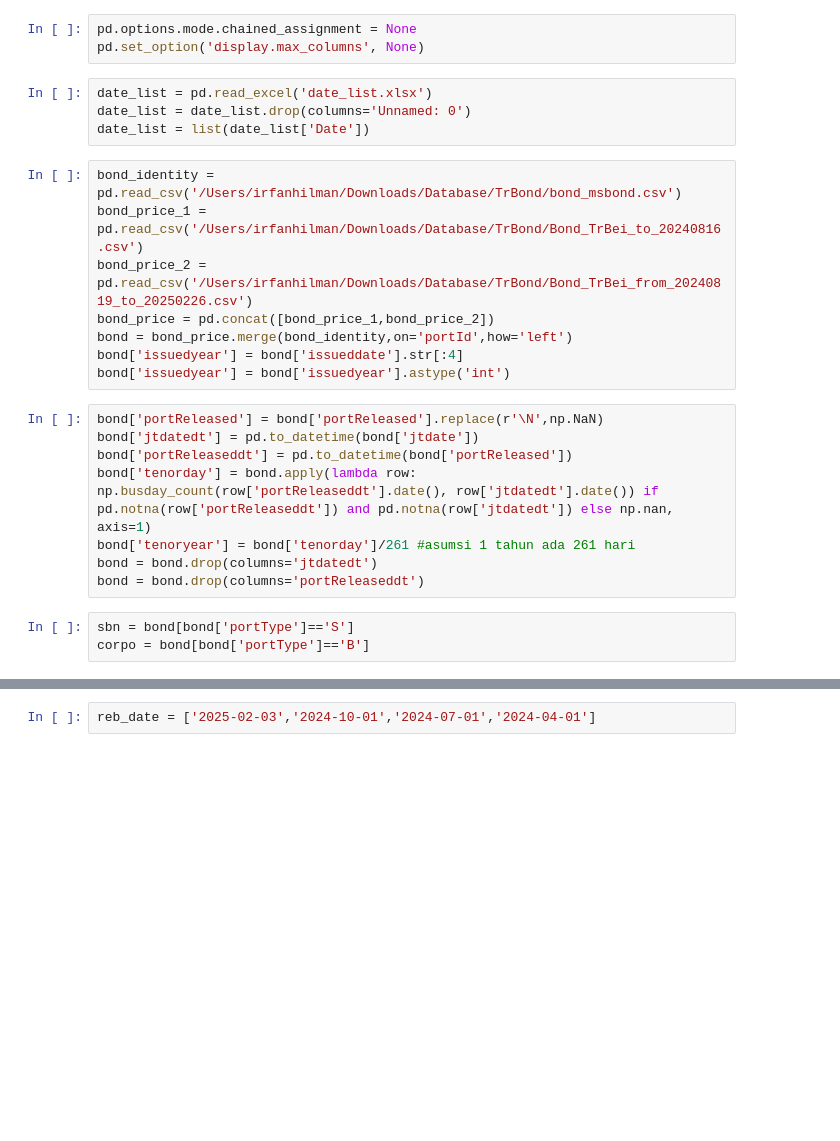
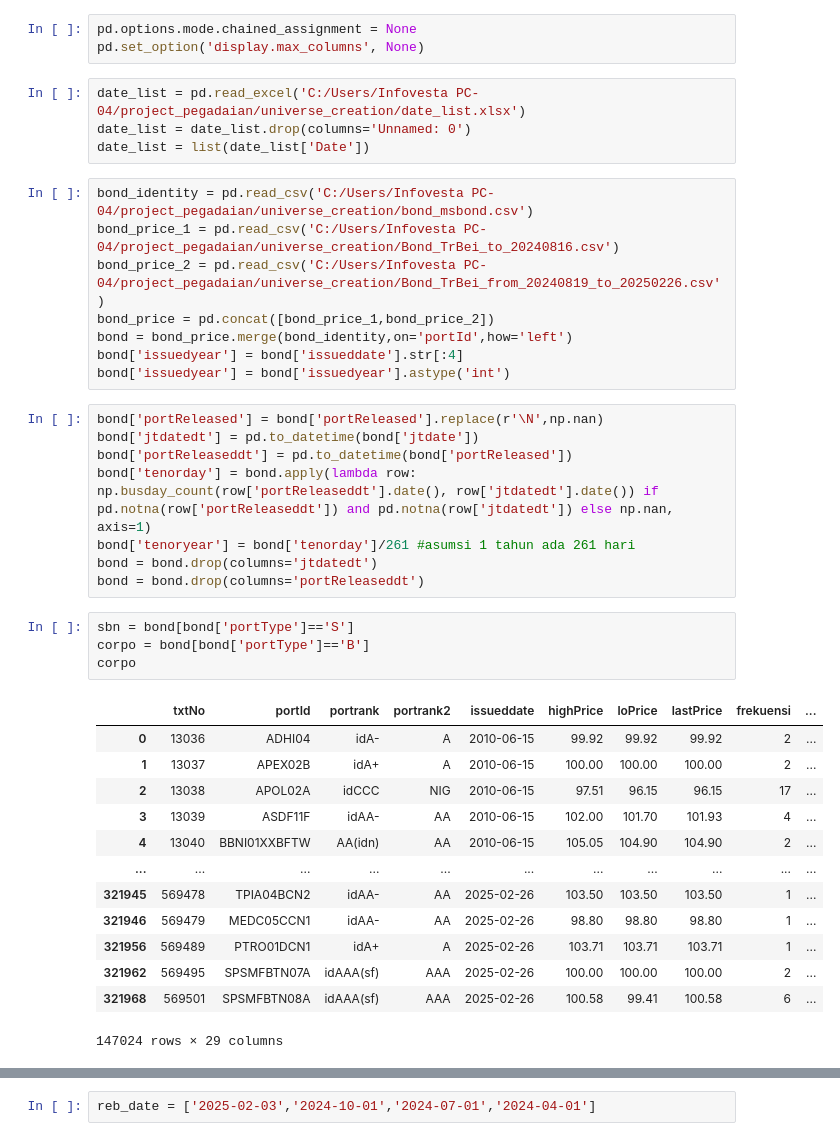
Before and after one commit to IrfanHilman/project_pegadaian, a Jupyter notebook: universe_creation/bond_screening_pegadaian.ipynb, the cells around one changed output, grey strips where cells are left out. Drawn from its saved outputs; the diff is of its cells as text; blank space fills up the shorter version.

```diff
--- a/universe_creation/bond_screening_pegadaian.ipynb
+++ b/universe_creation/bond_screening_pegadaian.ipynb
@@ -6,19 +6,19 @@ import datetime
 pd.options.mode.chained_assignment = None
 pd.set_option('display.max_columns', None)
 # %%
-date_list = pd.read_excel('date_list.xlsx')
+date_list = pd.read_excel('C:/Users/Infovesta PC-04/project_pegadaian/universe_creation/date_list.xlsx')
 date_list = date_list.drop(columns='Unnamed: 0')
 date_list = list(date_list['Date'])
 # %%
-bond_identity = pd.read_csv('/Users/irfanhilman/Downloads/Database/TrBond/bond_msbond.csv')
-bond_price_1 = pd.read_csv('/Users/irfanhilman/Downloads/Database/TrBond/Bond_TrBei_to_20240816.csv')
-bond_price_2 = pd.read_csv('/Users/irfanhilman/Downloads/Database/TrBond/Bond_TrBei_from_20240819_to_20250226.csv')
+bond_identity = pd.read_csv('C:/Users/Infovesta PC-04/project_pegadaian/universe_creation/bond_msbond.csv')
+bond_price_1 = pd.read_csv('C:/Users/Infovesta PC-04/project_pegadaian/universe_creation/Bond_TrBei_to_20240816.csv')
+bond_price_2 = pd.read_csv('C:/Users/Infovesta PC-04/project_pegadaian/universe_creation/Bond_TrBei_from_20240819_to_20250226.csv')
 bond_price = pd.concat([bond_price_1,bond_price_2])
 bond = bond_price.merge(bond_identity,on='portId',how='left')
 bond['issuedyear'] = bond['issueddate'].str[:4]
 bond['issuedyear'] = bond['issuedyear'].astype('int')
 # %%
-bond['portReleased'] = bond['portReleased'].replace(r'\N',np.NaN)
+bond['portReleased'] = bond['portReleased'].replace(r'\N',np.nan)
 bond['jtdatedt'] = pd.to_datetime(bond['jtdate'])
 bond['portReleaseddt'] = pd.to_datetime(bond['portReleased'])
 bond['tenorday'] = bond.apply(lambda row: np.busday_count(row['portReleaseddt'].date(), row['jtdatedt'].date()) if pd.notna(row['portReleaseddt']) and pd.notna(row['jtdatedt']) else np.nan, axis=1)
@@ -28,6 +28,21 @@ bond = bond.drop(columns='portReleaseddt')
 # %%
 sbn = bond[bond['portType']=='S']
 corpo = bond[bond['portType']=='B']
+corpo
+# %% [output]
+|  | txtNo | portId | portrank | portrank2 | issueddate | highPrice | loPrice | lastPrice | frekuensi | ... |
+| 0 | 13036 | ADHI04 | idA- | A | 2010-06-15 | 99.92 | 99.92 | 99.92 | 2 | ... |
+| 1 | 13037 | APEX02B | idA+ | A | 2010-06-15 | 100.00 | 100.00 | 100.00 | 2 | ... |
+| 2 | 13038 | APOL02A | idCCC | NIG | 2010-06-15 | 97.51 | 96.15 | 96.15 | 17 | ... |
+| 3 | 13039 | ASDF11F | idAA- | AA | 2010-06-15 | 102.00 | 101.70 | 101.93 | 4 | ... |
+| 4 | 13040 | BBNI01XXBFTW | AA(idn) | AA | 2010-06-15 | 105.05 | 104.90 | 104.90 | 2 | ... |
+| ... | ... | ... | ... | ... | ... | ... | ... | ... | ... | ... |
+| 321945 | 569478 | TPIA04BCN2 | idAA- | AA | 2025-02-26 | 103.50 | 103.50 | 103.50 | 1 | ... |
+| 321946 | 569479 | MEDC05CCN1 | idAA- | AA | 2025-02-26 | 98.80 | 98.80 | 98.80 | 1 | ... |
+| 321956 | 569489 | PTRO01DCN1 | idA+ | A | 2025-02-26 | 103.71 | 103.71 | 103.71 | 1 | ... |
+| 321962 | 569495 | SPSMFBTN07A | idAAA(sf) | AAA | 2025-02-26 | 100.00 | 100.00 | 100.00 | 2 | ... |
+| 321968 | 569501 | SPSMFBTN08A | idAAA(sf) | AAA | 2025-02-26 | 100.58 | 99.41 | 100.58 | 6 | ... |
+147024 rows × 29 columns
 # %%
 period = '3 Month'
 one_month = 21 #days
```
Also changed, not shown: parts of 7 cells of this notebook, 10 other files.
